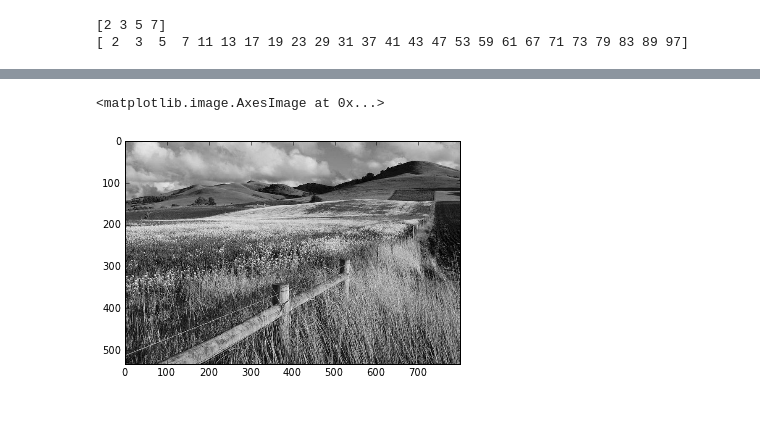
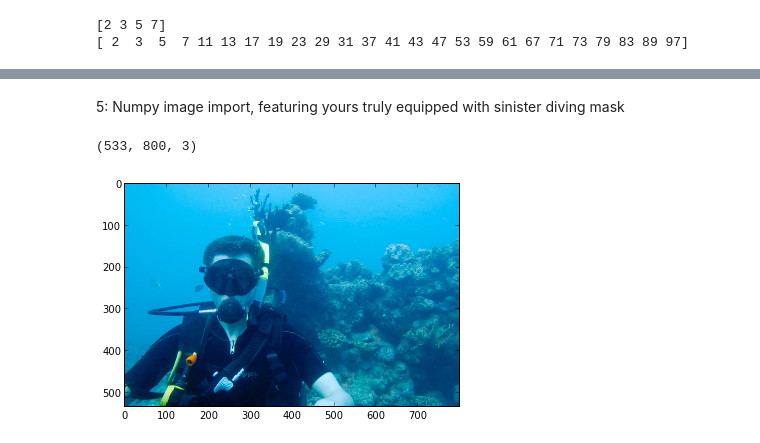
Before and after one commit to jvanatta/particle-tracks, a Jupyter notebook: week2/NumpyEx1.ipynb, the cells around one changed output, grey strips where cells are left out. Cells and saved outputs as stored; diff of their text form; code cells hidden in the pictures; blank space fills up the shorter version.

```diff
--- a/week2/NumpyEx1.ipynb
+++ b/week2/NumpyEx1.ipynb
@@ -124,9 +145,9 @@ imsave('JKlay_1color', img[:,:,0], cmap=plt.cm.gray)
-# %%
-img = imread('/Network/Servers/cp-file-home.cp-calpoly.edu/studentHome$/user/jvanatta/Desktop/greener.jpg')
-imshow(img)
-
-imsave('greener1color.jpg', img[:,:,0], cmap=plt.cm.gray)
-imshow(imread('greener1color.jpg'))
-# %% [output]
-<matplotlib.image.AxesImage at 0x...>
-[figure, removed]
+# %% [markdown]
+5: Numpy image import, featuring yours truly equipped with sinister diving mask
+# %%
+img = imread('gbr.png')
+imshow(img)
+img.shape
+# %% [output]
+(533, 800, 3)
+[figure, added]
```
Also changed, not shown: parts of 12 cells of this notebook, 2 other files.
